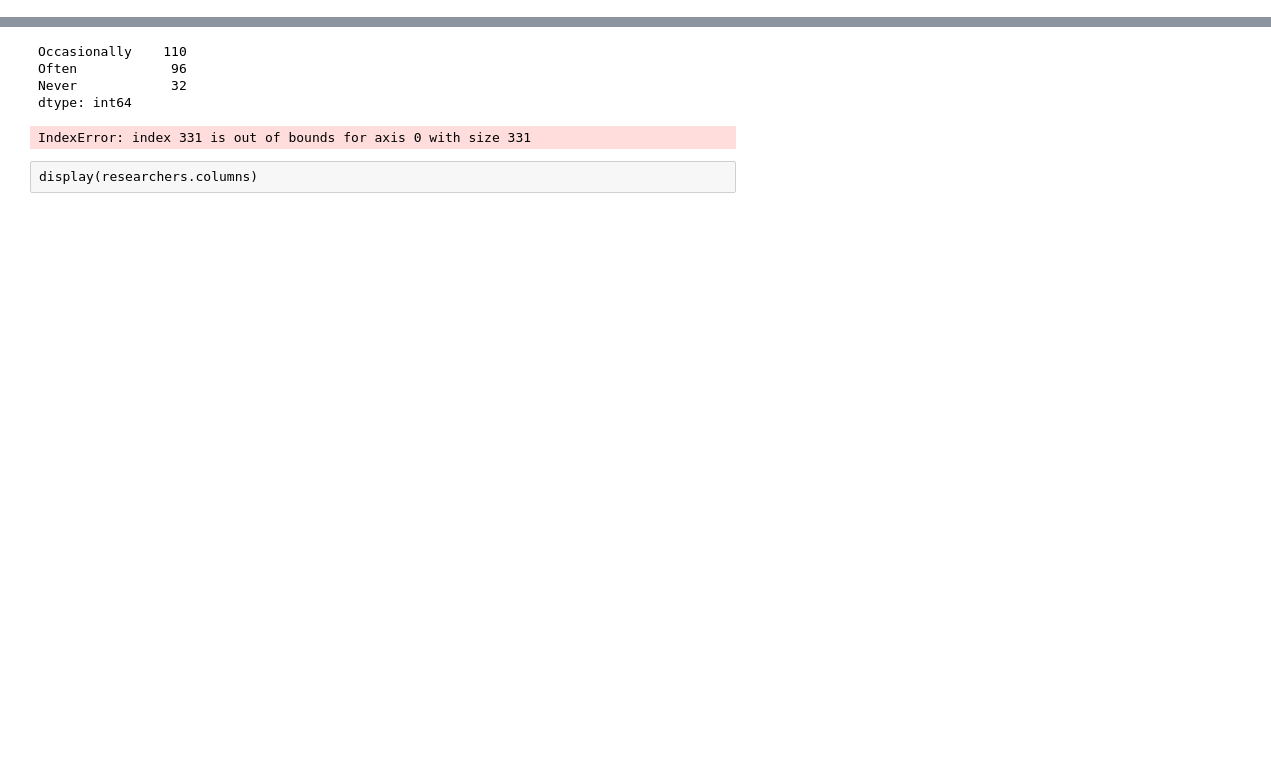
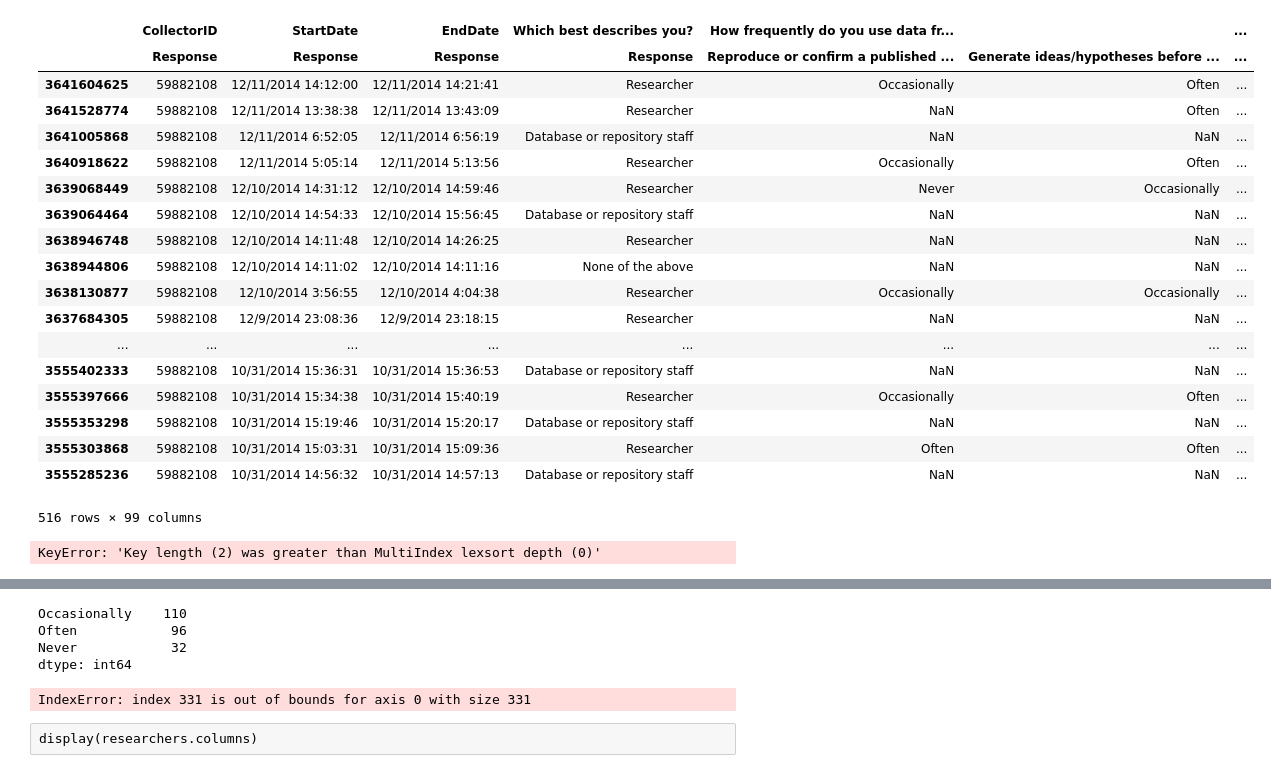
Before and after one commit to JEK-III/MDCSurvey, a Jupyter notebook: Making Data Count.ipynb, the cells around one changed output, grey strips where cells are left out. Saved outputs shown, nothing was run; the diff lists cells and outputs as text; code cells hidden in the pictures; blank space fills up the shorter version.

```diff
--- a/Making Data Count.ipynb
+++ b/Making Data Count.ipynb
@@ -89,3 +84,29 @@ AttributeError: 'DataFrame' object has no attribute 'value_counts'
+# %%
+display(responses)
+# %% [output]
+|  | CollectorID | StartDate | EndDate | Which best describes you? | How frequently do you use data fr... |  | ... |
+|  | Response | Response | Response | Response | Reproduce or confirm a published ... | Generate ideas/hypotheses before ... | ... |
+| 3641604625 | 59882108 | 12/11/2014 14:12:00 | 12/11/2014 14:21:41 | Researcher | Occasionally | Often | ... |
+| 3641528774 | 59882108 | 12/11/2014 13:38:38 | 12/11/2014 13:43:09 | Researcher | NaN | Often | ... |
+| 3641005868 | 59882108 | 12/11/2014 6:52:05 | 12/11/2014 6:56:19 | Database or repository staff | NaN | NaN | ... |
+| 3640918622 | 59882108 | 12/11/2014 5:05:14 | 12/11/2014 5:13:56 | Researcher | Occasionally | Often | ... |
+| 3639068449 | 59882108 | 12/10/2014 14:31:12 | 12/10/2014 14:59:46 | Researcher | Never | Occasionally | ... |
+| 3639064464 | 59882108 | 12/10/2014 14:54:33 | 12/10/2014 15:56:45 | Database or repository staff | NaN | NaN | ... |
+| 3638946748 | 59882108 | 12/10/2014 14:11:48 | 12/10/2014 14:26:25 | Researcher | NaN | NaN | ... |
+| 3638944806 | 59882108 | 12/10/2014 14:11:02 | 12/10/2014 14:11:16 | None of the above | NaN | NaN | ... |
+| 3638130877 | 59882108 | 12/10/2014 3:56:55 | 12/10/2014 4:04:38 | Researcher | Occasionally | Occasionally | ... |
+| 3637684305 | 59882108 | 12/9/2014 23:08:36 | 12/9/2014 23:18:15 | Researcher | NaN | NaN | ... |
+| ... | ... | ... | ... | ... | ... | ... | ... |
+| 3555402333 | 59882108 | 10/31/2014 15:36:31 | 10/31/2014 15:36:53 | Database or repository staff | NaN | NaN | ... |
+| 3555397666 | 59882108 | 10/31/2014 15:34:38 | 10/31/2014 15:40:19 | Researcher | Occasionally | Often | ... |
+| 3555353298 | 59882108 | 10/31/2014 15:19:46 | 10/31/2014 15:20:17 | Database or repository staff | NaN | NaN | ... |
+| 3555303868 | 59882108 | 10/31/2014 15:03:31 | 10/31/2014 15:09:36 | Researcher | Often | Often | ... |
+| 3555285236 | 59882108 | 10/31/2014 14:56:32 | 10/31/2014 14:57:13 | Database or repository staff | NaN | NaN | ... |
+516 rows × 99 columns
+# %%
+responses['How frequently do you use data from public sources to accomplish each of the following?<br>(e.g., data in a public database or journal article supplemental material)', 'Reproduce or confirm a published analysis']
+# %% [output]
+KeyError: 'Key length (2) was greater than MultiIndex lexsort depth (0)'
 # %%
 DEMOGRAPHICS = ['Which best describes your employer/institution?',
                 'Where is your employer/institution located?',
```
Also changed, not shown: parts of 6 cells of this notebook.
